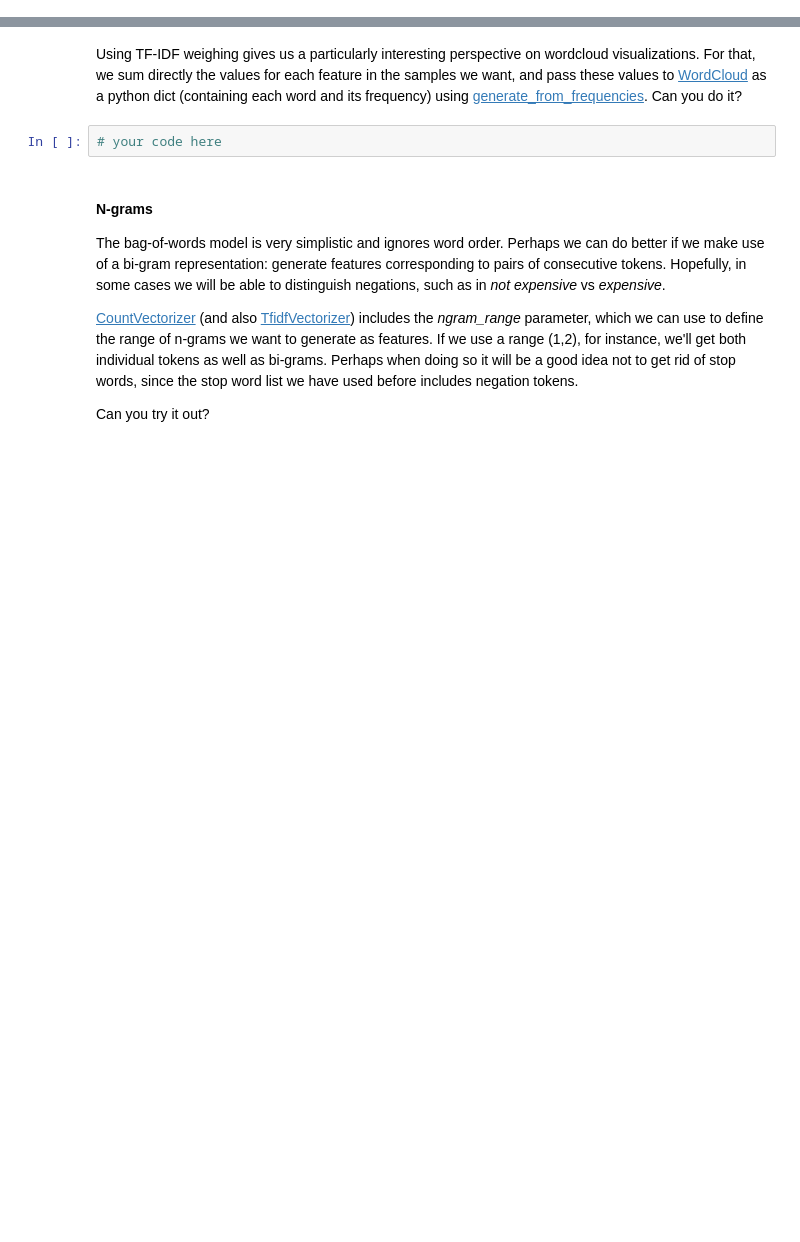
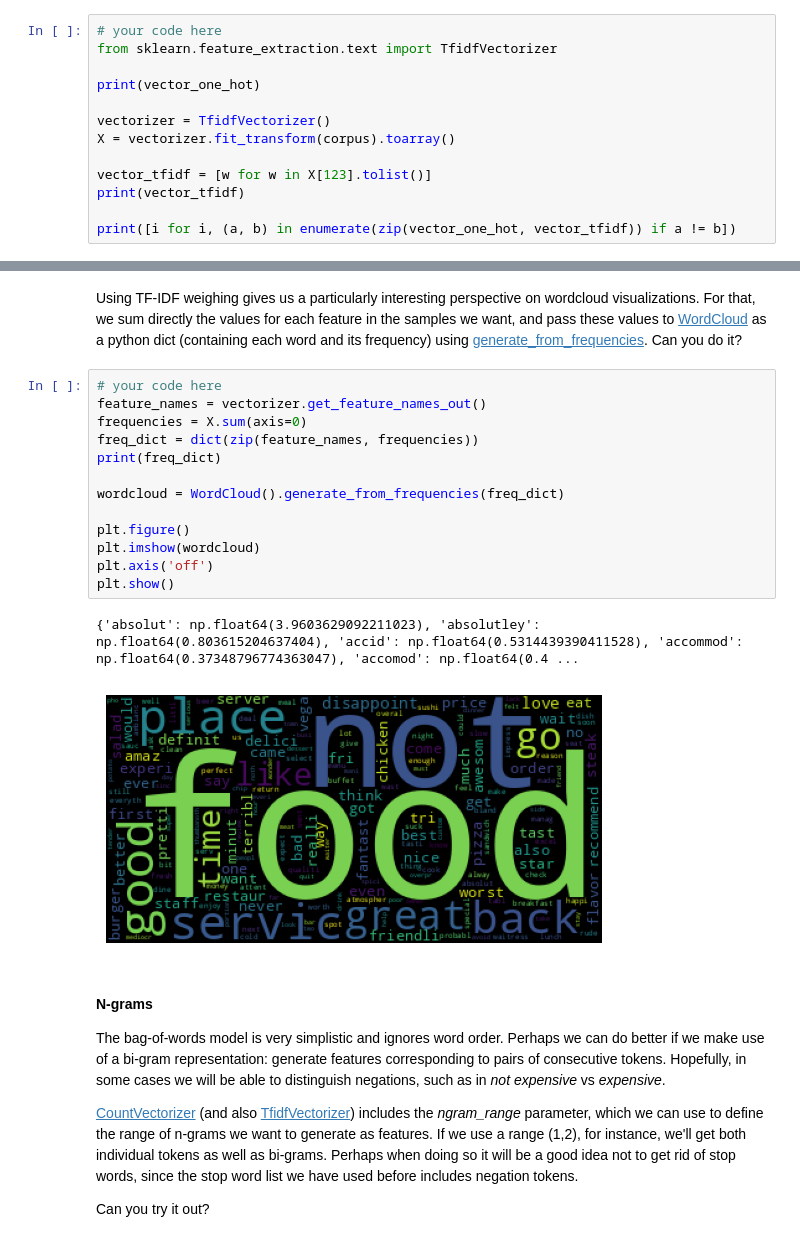
Before and after one commit to Lucasalf21/PLN, a Jupyter notebook: TPClasses/TP3/text-classification_.ipynb, the cells around one changed output, grey strips where cells are left out. Drawn from its saved outputs; the diff is of its cells as text; blank space fills up the shorter version.

Commit message:
finished text classification notebook

```diff
--- a/TPClasses/TP3/text-classification_.ipynb
+++ b/TPClasses/TP3/text-classification_.ipynb
@@ -679,0 +685,13 @@ Can you try it out? Compare the previous representation vector of the 124th revi
+# %%
+# your code here
+from sklearn.feature_extraction.text import TfidfVectorizer
+
+print(vector_one_hot)
+
+vectorizer = TfidfVectorizer()
+X = vectorizer.fit_transform(corpus).toarray()
+
+vector_tfidf = [w for w in X[123].tolist()]
+print(vector_tfidf)
+
+print([i for i, (a, b) in enumerate(zip(vector_one_hot, vector_tfidf)) if a != b])
@@ -680,7 +702,21 @@ Can you try it out? Compare the previous representation vector of the 124th revi
 # %% [markdown]
 Using TF-IDF weighing gives us a particularly interesting perspective on wordcloud visualizations. For that, we sum directly the values for each feature in the samples we want, and pass these values to [WordCloud](https://amueller.github.io/word_cloud/) as a python dict (containing each word and its frequency) using [generate_from_frequencies](https://amueller.github.io/word_cloud/generated/wordcloud.WordCloud.html). Can you do it?
-# %%
-# your code here
+# %%
+# your code here
+feature_names = vectorizer.get_feature_names_out()
+frequencies = X.sum(axis=0)
+freq_dict = dict(zip(feature_names, frequencies))
+print(freq_dict)
+
+wordcloud = WordCloud().generate_from_frequencies(freq_dict)
+
+plt.figure()
+plt.imshow(wordcloud)
+plt.axis('off')
+plt.show()
+# %% [output]
+{'absolut': np.float64(3.9603629092211023), 'absolutley': np.float64(0.803615204637404), 'accid': np.float64(0.5314439390411528), 'accommod': np.float64(0.37348796774363047), 'accomod': np.float64(0.4 ...
+[figure, added]
 # %% [markdown]
 #### N-grams
 
```
Also changed, not shown: parts of 26 cells of this notebook.
